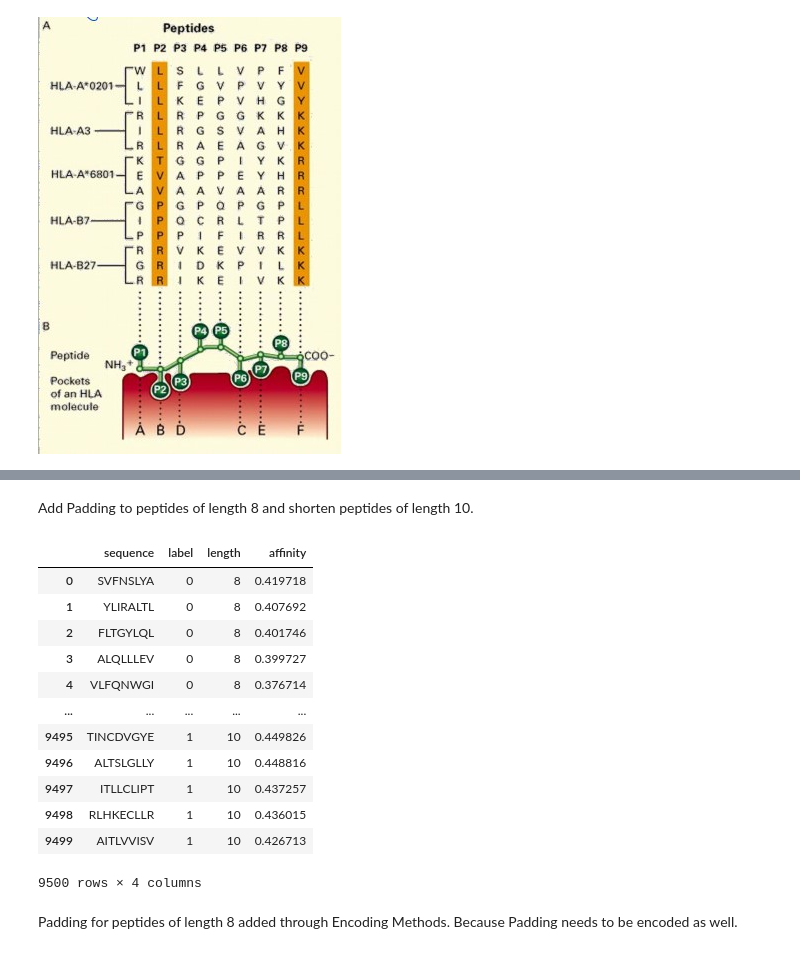
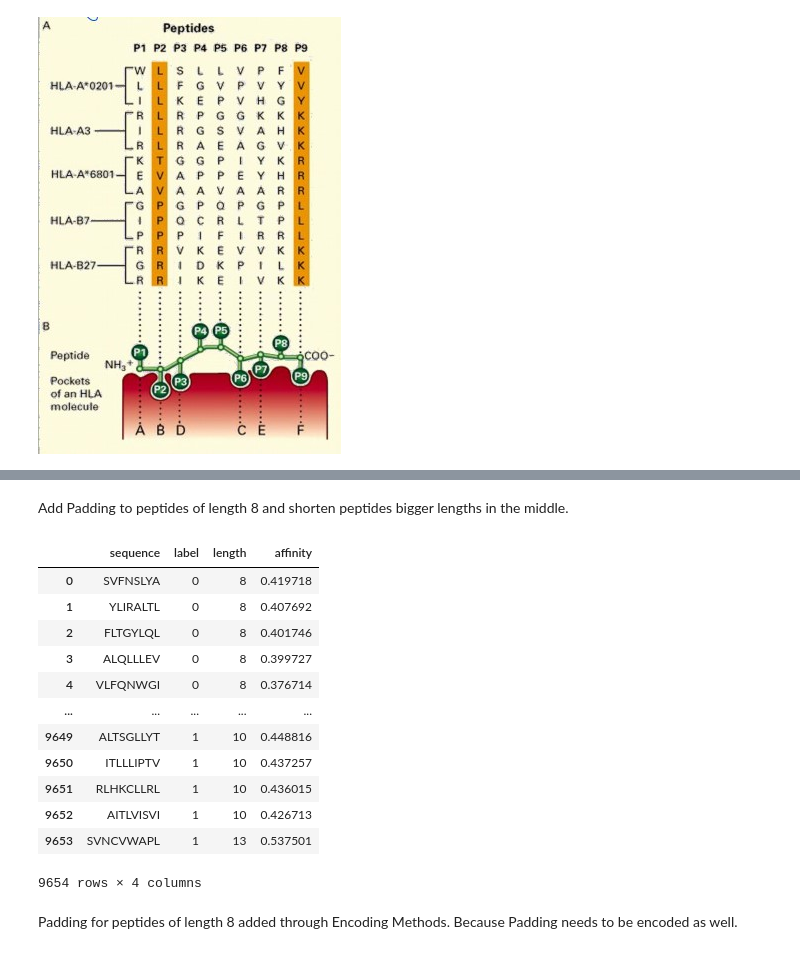
Before and after one commit to TuebMax/CI, a Jupyter notebook: ci_project_max.ipynb, the cells around one changed output, grey strips where cells are left out. Cells and saved outputs as stored; diff of their text form; code cells hidden in the pictures.

Commit message:
9mer encoding
encode all peptides to length 9

```diff
--- a/ci_project_max.ipynb
+++ b/ci_project_max.ipynb
@@ -101,28 +105,30 @@ Image(filename='images/MHC_1_Binding.jpg')
 # %% [markdown]
-Add Padding to peptides of length 8 and shorten peptides of length 10.
+Add Padding to peptides of length 8 and shorten peptides bigger lengths in the middle.
 # %%
-project_data = project_data[(project_data['length'] >= 8) & (project_data['length'] <= 10)].reset_index(drop=True)
+project_data = project_data[(project_data['length'] >= 8)].reset_index(drop=True)
+# project_data = project_data[(project_data['length'] >= 8) & (project_data['length'] <= 11)].reset_index(drop=True)
 for index, row in project_data.iterrows():
     sequence_l = row['sequence']
-    if len(sequence_l) == 10:
-        project_data.at[index, 'sequence'] = sequence_l[:-1]
+    if len(sequence_l) > 9:
+        # buldge in the middle -> near zero impact on the affinity as binder
+        project_data.at[index, 'sequence'] = sequence_l[:4] + sequence_l[-5:]
 
 # TODO: length does not update
 project_data
 # %% [output]
 |  | sequence | label | length | affinity |
 | 0 | SVFNSLYA | 0 | 8 | 0.419718 |
 | 1 | YLIRALTL | 0 | 8 | 0.407692 |
 | 2 | FLTGYLQL | 0 | 8 | 0.401746 |
 | 3 | ALQLLLEV | 0 | 8 | 0.399727 |
 | 4 | VLFQNWGI | 0 | 8 | 0.376714 |
 | ... | ... | ... | ... | ... |
-| 9495 | TINCDVGYE | 1 | 10 | 0.449826 |
-| 9496 | ALTSLGLLY | 1 | 10 | 0.448816 |
-| 9497 | ITLLCLIPT | 1 | 10 | 0.437257 |
-| 9498 | RLHKECLLR | 1 | 10 | 0.436015 |
-| 9499 | AITLVVISV | 1 | 10 | 0.426713 |
+| 9649 | ALTSGLLYT | 1 | 10 | 0.448816 |
+| 9650 | ITLLLIPTV | 1 | 10 | 0.437257 |
+| 9651 | RLHKCLLRL | 1 | 10 | 0.436015 |
+| 9652 | AITLVISVI | 1 | 10 | 0.426713 |
+| 9653 | SVNCVWAPL | 1 | 13 | 0.537501 |
-9500 rows × 4 columns
+9654 rows × 4 columns
 # %% [markdown]
 Padding for peptides of length 8 added through Encoding Methods. Because Padding needs to be encoded as well.
 # %% [markdown]
```
Also changed, not shown: parts of 6 cells of this notebook, 1 other file.
